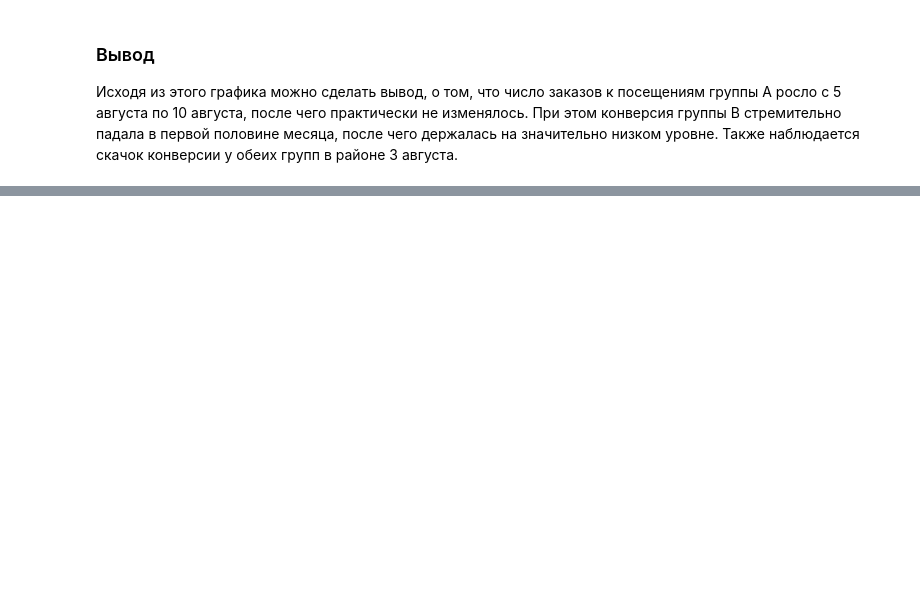
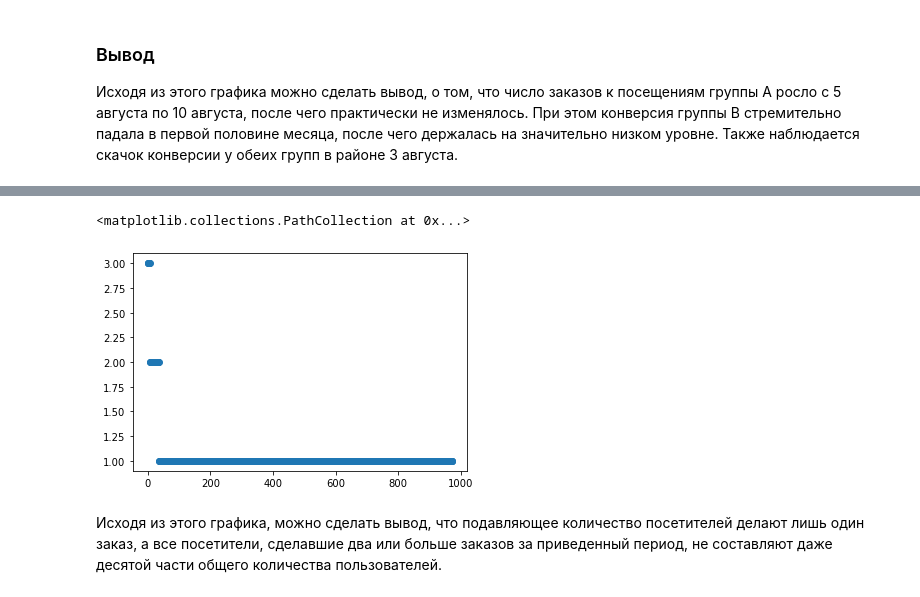
Before and after one commit to Deiwas/a5, a Jupyter notebook: lab5.ipynb, the cells around one changed output, grey strips where cells are left out. Saved outputs shown, nothing was run; the diff lists cells and outputs as text; code cells hidden in the pictures; blank space fills up the shorter version.

```diff
--- a/lab5.ipynb
+++ b/lab5.ipynb
@@ -194,0 +217,5 @@ plt.show()
+# %%
+ordersByUsers = orders.groupby('visitorid')['transactionid'].count().reset_index()
+ordersByUsers.rename(columns={'transactionid': 'orders'}, inplace=True)
+ordersByUsers = ordersByUsers.sort_values(by=['orders'], ascending = False)
+ordersByUsers.head()
@@ -194,0 +229,9 @@ plt.show()
+# %%
+x = pd.Series(range(0,len(ordersByUsers)))
+y = ordersByUsers['orders']
+plt.scatter(x, y)
+# %% [output]
+<matplotlib.collections.PathCollection at 0x...>
+[figure, added]
+# %% [markdown]
+Исходя из этого графика, можно сделать вывод, что подавляющее количество посетителей делают лишь один заказ, а все посетители, сделавшие два или больше заказов за приведенный период, не составляют даже десятой части общего количества пользователей.
```
Also changed, not shown: parts of 10 cells of this notebook.
